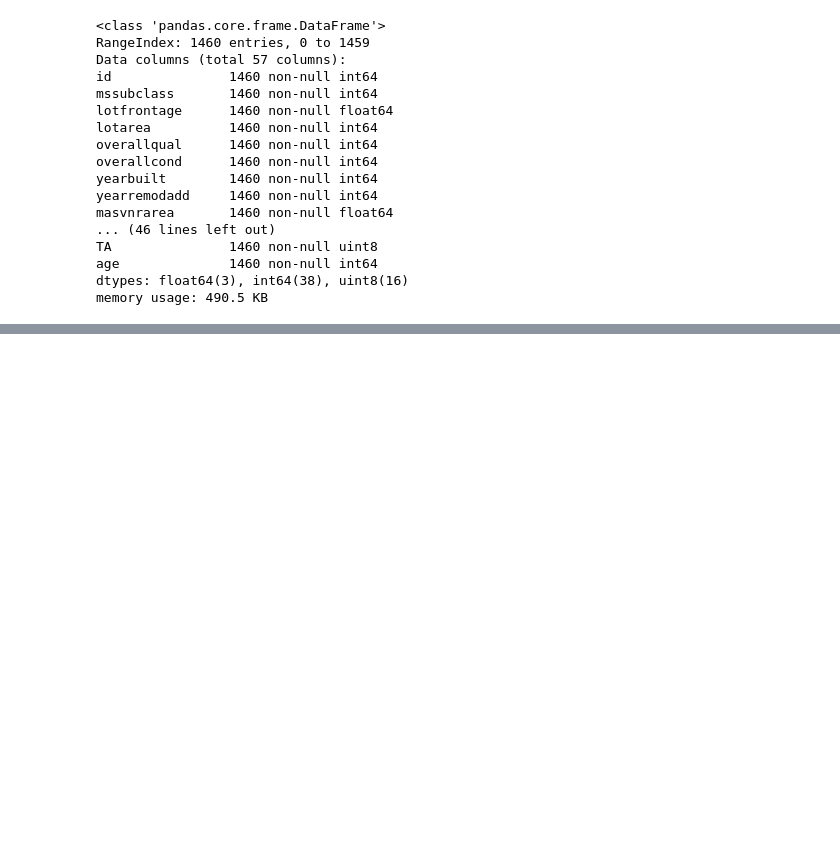
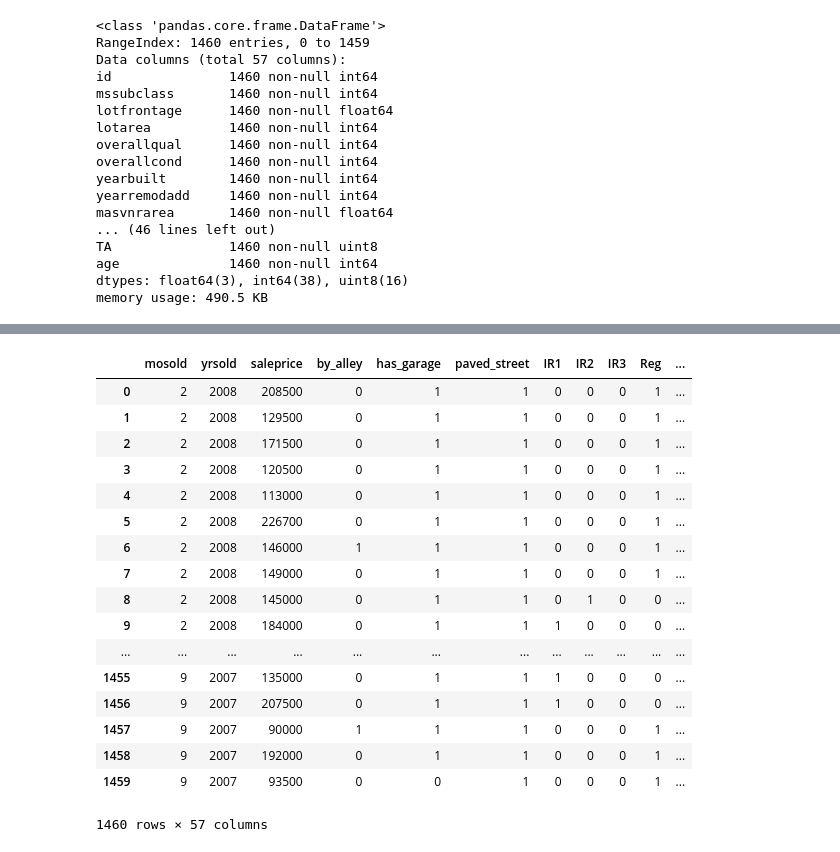
Before and after one commit to jkovach89/12-2-Assignment, a Jupyter notebook: 19-8 Challenge.ipynb, the cells around one changed output, grey strips where cells are left out. Cells and saved outputs as stored; diff of their text form; code cells hidden in the pictures; blank space fills up the shorter version.

```diff
--- a/19-8 Challenge.ipynb
+++ b/19-8 Challenge.ipynb
@@ -322 +329,15 @@ print('range of values: ', cv.max() - cv.min())
 Based on the various regression models, ElasticNet seems to return the optimal indicator values. With elasticnet loss function set as alpha=1 and l1_ratio=.4 in the model, we get the best indicator values for MAE, MSE, RMSE, and MAPE of the three test set regression models. Indicator values in a simple linear regression model are actually better than any of the three test set regression models, although cross validation reveals that they have extreme variance in the values of each of 10 folds, suggesting that they overfit the data.
+# %%
+# Introduce interest rate variable
+int_rate = pd.read_csv('/Users/JKovach/Downloads/index.csv', encoding = 'ISO-8859-1')
+
+# Isolate the necessary data
+int_rate = int_rate[int_rate['Year']>=2006]
+int_rate = int_rate[int_rate['Day']==1]
+int_rate = int_rate.drop(['Federal Funds Target Rate', 'Federal Funds Upper Target',
+                          'Federal Funds Lower Target', 'Real GDP (Percent Change)'], axis=1)
+
+# Tried to save real GDP column, may explore later
+
+int_rate = int_rate.dropna(how='any')
+int_rate.head(24)
@@ -322,0 +362,29 @@ Based on the various regression models, ElasticNet seems to return the optimal i
+# %%
+# Merge dataframes
+house_df = pd.merge(house_df,
+                    int_rate[['Year', 'Month', 'Effective Federal Funds Rate',
+                              'Unemployment Rate', 'Inflation Rate']],
+                    left_on = ['yrsold', 'mosold'],
+                    right_on = ['Year', 'Month'])
+
+# Verify merge
+house_df.iloc[:,35:]
+# %% [output]
+|  | mosold | yrsold | saleprice | by_alley | has_garage | paved_street | IR1 | IR2 | IR3 | Reg | ... |
+| 0 | 2 | 2008 | 208500 | 0 | 1 | 1 | 0 | 0 | 0 | 1 | ... |
+| 1 | 2 | 2008 | 129500 | 0 | 1 | 1 | 0 | 0 | 0 | 1 | ... |
+| 2 | 2 | 2008 | 171500 | 0 | 1 | 1 | 0 | 0 | 0 | 1 | ... |
+| 3 | 2 | 2008 | 120500 | 0 | 1 | 1 | 0 | 0 | 0 | 1 | ... |
+| 4 | 2 | 2008 | 113000 | 0 | 1 | 1 | 0 | 0 | 0 | 1 | ... |
+| 5 | 2 | 2008 | 226700 | 0 | 1 | 1 | 0 | 0 | 0 | 1 | ... |
+| 6 | 2 | 2008 | 146000 | 1 | 1 | 1 | 0 | 0 | 0 | 1 | ... |
+| 7 | 2 | 2008 | 149000 | 0 | 1 | 1 | 0 | 0 | 0 | 1 | ... |
+| 8 | 2 | 2008 | 145000 | 0 | 1 | 1 | 0 | 1 | 0 | 0 | ... |
+| 9 | 2 | 2008 | 184000 | 0 | 1 | 1 | 1 | 0 | 0 | 0 | ... |
+| ... | ... | ... | ... | ... | ... | ... | ... | ... | ... | ... | ... |
+| 1455 | 9 | 2007 | 135000 | 0 | 1 | 1 | 1 | 0 | 0 | 0 | ... |
+| 1456 | 9 | 2007 | 207500 | 0 | 1 | 1 | 1 | 0 | 0 | 0 | ... |
+| 1457 | 9 | 2007 | 90000 | 1 | 1 | 1 | 0 | 0 | 0 | 1 | ... |
+| 1458 | 9 | 2007 | 192000 | 0 | 1 | 1 | 0 | 0 | 0 | 1 | ... |
+| 1459 | 9 | 2007 | 93500 | 0 | 0 | 1 | 0 | 0 | 0 | 1 | ... |
+1460 rows × 57 columns
```
Also changed, not shown: parts of 21 cells of this notebook.
